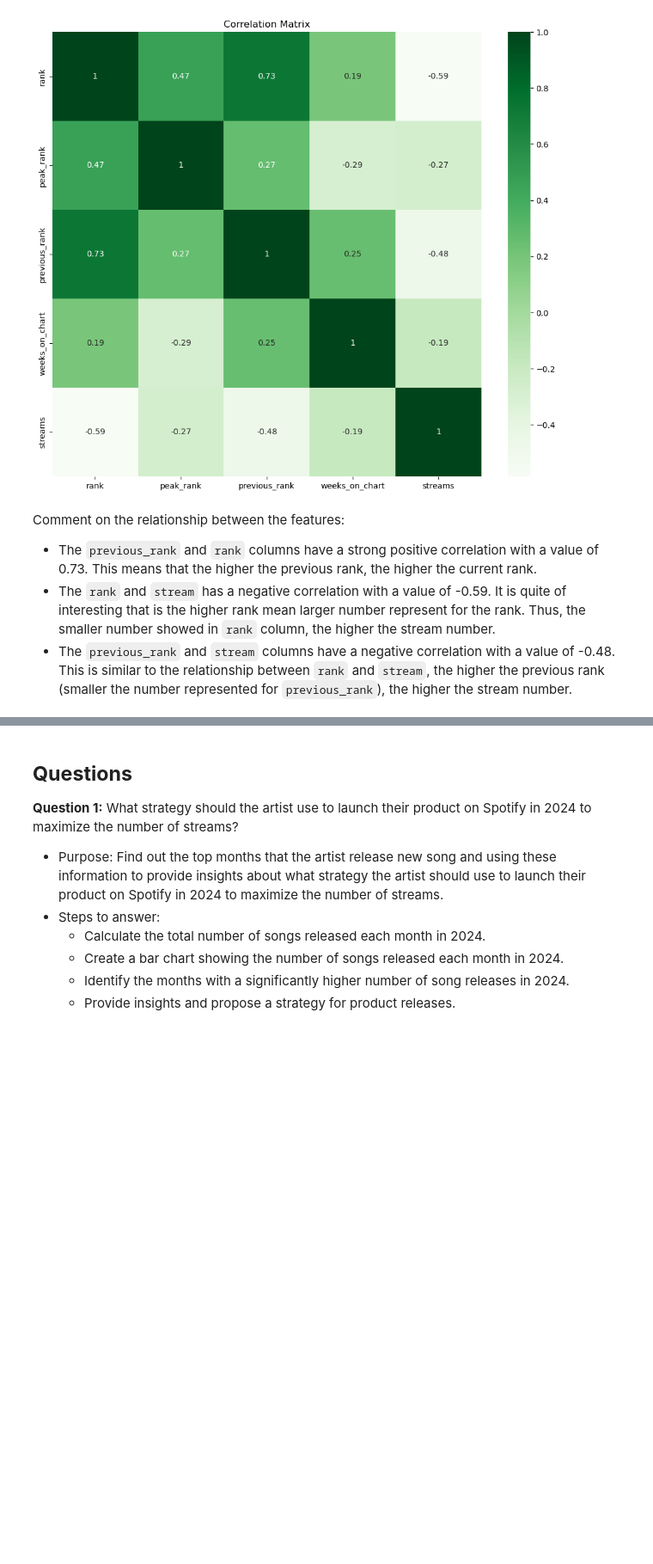
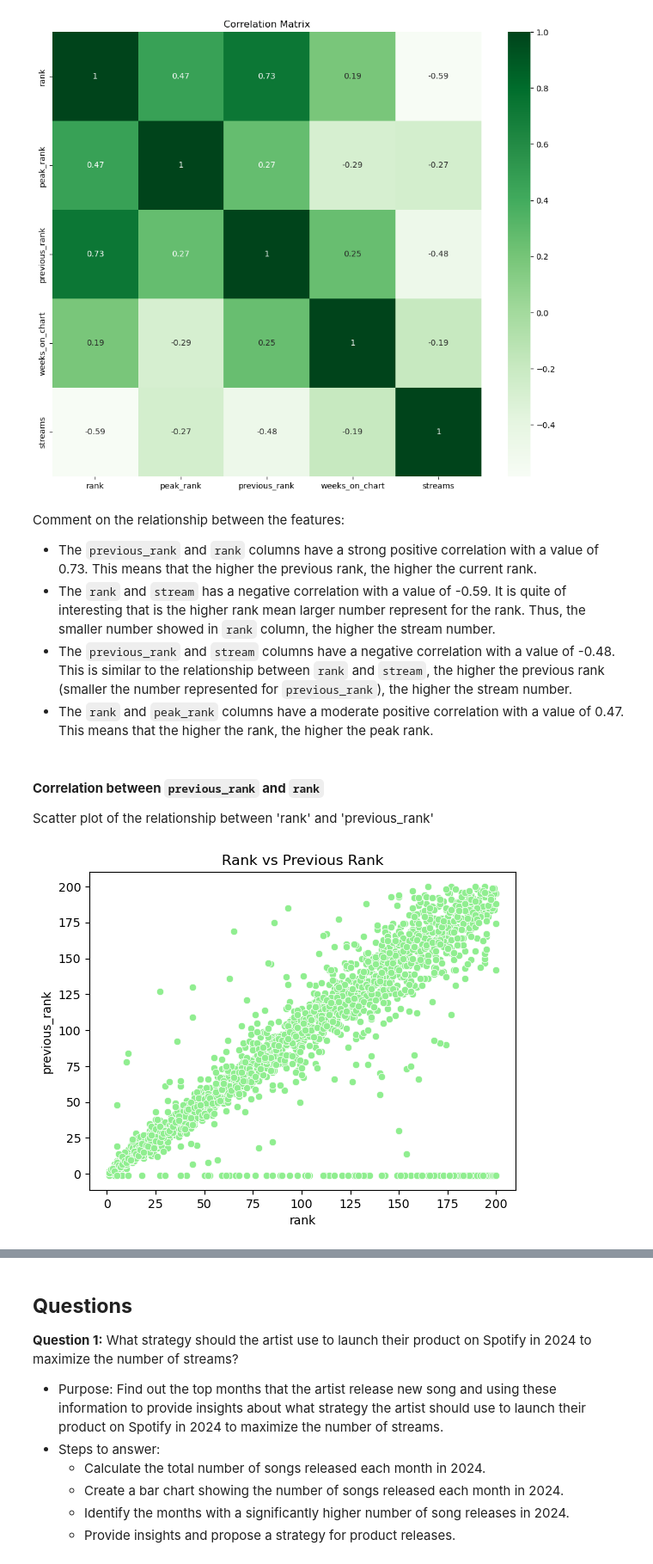
Before and after one commit to pililover/DataScience-Jobs-Market, a Jupyter notebook: SOURCECODE/Data_analysis.ipynb, the cells around one changed output, grey strips where cells are left out. Shown: that part at 86% size. Saved outputs shown, nothing was run; the diff lists cells and outputs as text; code cells hidden in the pictures; blank space fills up the shorter version.

```diff
--- a/SOURCECODE/Data_analysis.ipynb
+++ b/SOURCECODE/Data_analysis.ipynb
@@ -97,23 +96,32 @@ for uri in df['uri']:
 # %%
-def get_release_date(track_id):
+def get_track_info(track_id):
     url = f"https://open.spotify.com/track/{track_id}"
     response = requests.get(url)
     if response.status_code == 200:
         soup = BeautifulSoup(response.text, 'html.parser')
-        meta_tag = soup.find('meta', {'name': 'music:release_date'})
-        return meta_tag['content'] if meta_tag else 'Release date not found'
+        release_date_tag = soup.find('meta', {'name': 'music:release_date'})
+        duration_tag = soup.find('meta', {'name': 'music:duration'})
+
+        release_date = release_date_tag['content'] if release_date_tag else 'Release date not found'
+        duration = duration_tag['content'] if duration_tag else 'Duration not found'
+
+        return release_date, duration
     else:
-        return 'Request failed'
+        return 'Request failed', 'Request failed'
 
-# Get release dates
+# Get release dates and music durations
 release_dates = []
+durations = []
 
 for id in track_id:
-    release_date = get_release_date(id)
+    release_date, duration = get_track_info(id)
+    time.sleep(3)
     release_dates.append(release_date)
+    durations.append(duration)
 
-# Add the release dates to the DataFrame
+# Add the release dates and music durations to the DataFrame
 df['release_date'] = release_dates
+df['duration'] = durations
 # %% [markdown]
 - Finally, we will drop the `uri` column from the DataFrame.
 # %%
@@ -204,3 +251,14 @@ Comment on the relationship between the features:
 - The `previous_rank` and `rank` columns have a strong positive correlation with a value of 0.73. This means that the higher the previous rank, the higher the current rank.
 - The `rank` and `stream` has a negative correlation with a value of -0.59. It is quite of interesting that is the higher rank mean larger number represent for the rank. Thus, the smaller number showed in `rank` column, the higher the stream number.
 - The `previous_rank` and `stream` columns have a negative correlation with a value of -0.48. This is similar to the relationship between `rank` and `stream`, the higher the previous rank (smaller the number represented for `previous_rank`), the higher the stream number.
+- The `rank` and `peak_rank` columns have a moderate positive correlation with a value of 0.47. This means that the higher the rank, the higher the peak rank.
+# %% [markdown]
+#### **Correlation between `previous_rank` and `rank`**
+
+Scatter plot of the relationship between 'rank' and 'previous_rank'
+# %%
+sns.scatterplot(x='rank', y='previous_rank', data=df, color='lightgreen')
+plt.title('Rank vs Previous Rank')
+plt.show()
+# %% [output]
+[figure, added]
```
Also changed, not shown: parts of 23 cells of this notebook, 1 other file.
